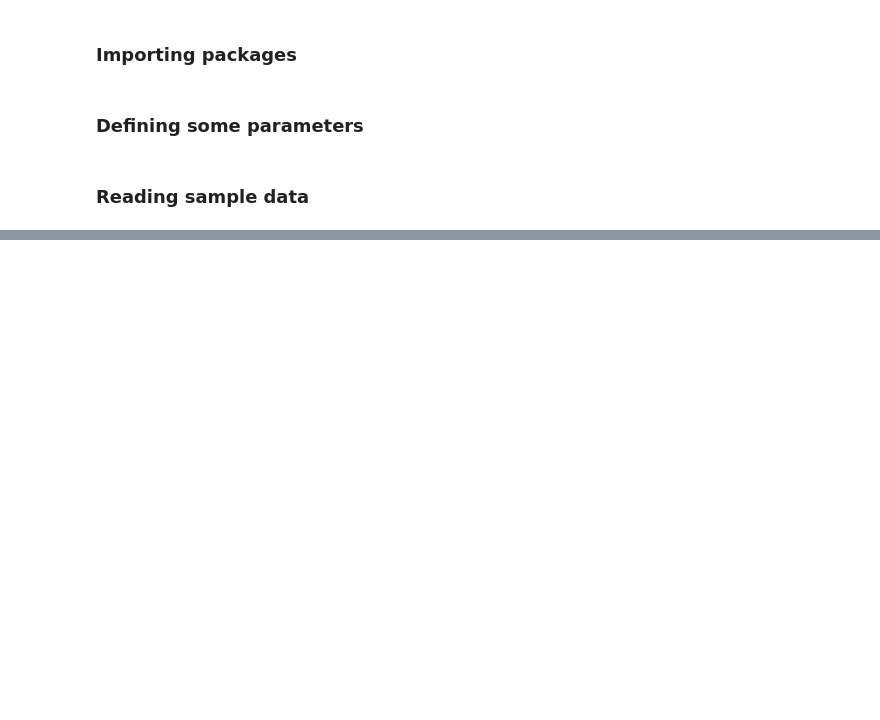
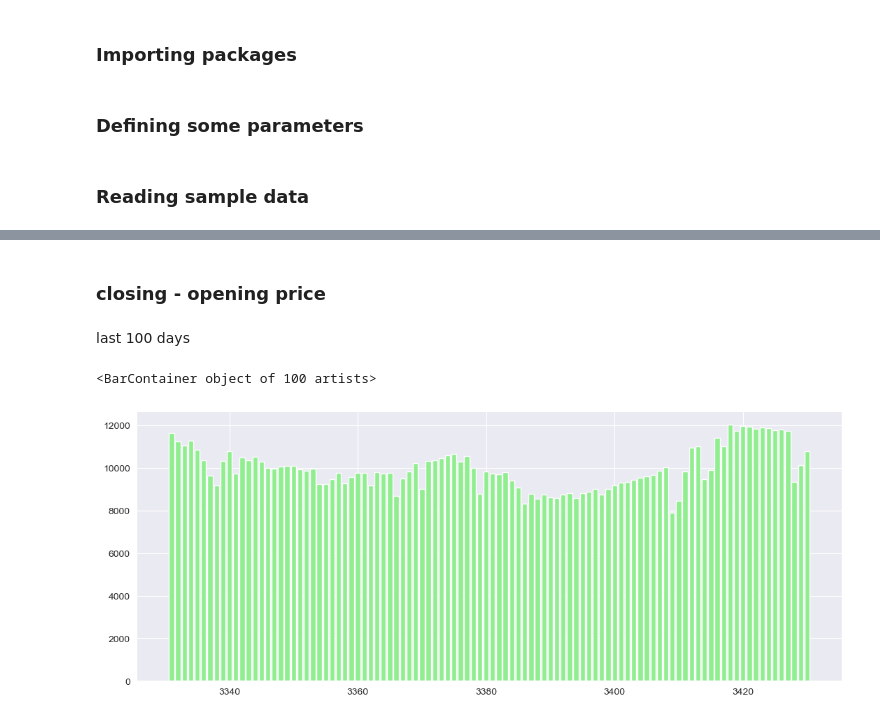
Before and after one commit to ParsaMohammadpour/backtest-linearRegression, a Jupyter notebook: sample.ipynb, the cells around one changed output, grey strips where cells are left out. Saved outputs shown, nothing was run; the diff lists cells and outputs as text; code cells hidden in the pictures; blank space fills up the shorter version.

```diff
--- a/sample.ipynb
+++ b/sample.ipynb
@@ -44,0 +66,13 @@ df
+# %% [markdown]
+### closing - opening price
+# %% [markdown]
+last 100 days
+# %%
+recent_df = df.tail(100)
+
+plt.bar(
+    recent_df.index, recent_df["<CLOSE>"] - recent_df["<OPENINT>"],
+    color=np.where(recent_df["<CLOSE>"] - recent_df["<OPENINT>"] < 0, 'crimson', 'lightgreen'))
+# %% [output]
+<BarContainer object of 100 artists>
+[figure, added]
```
Also changed, not shown: parts of 22 cells of this notebook.
